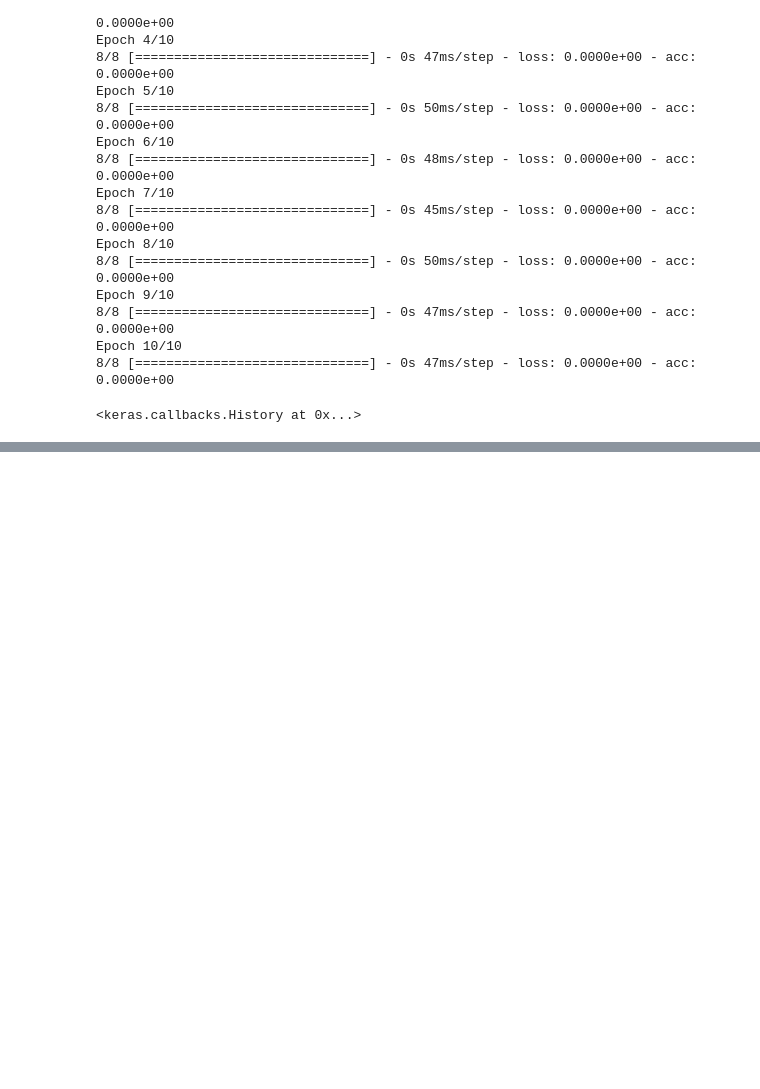
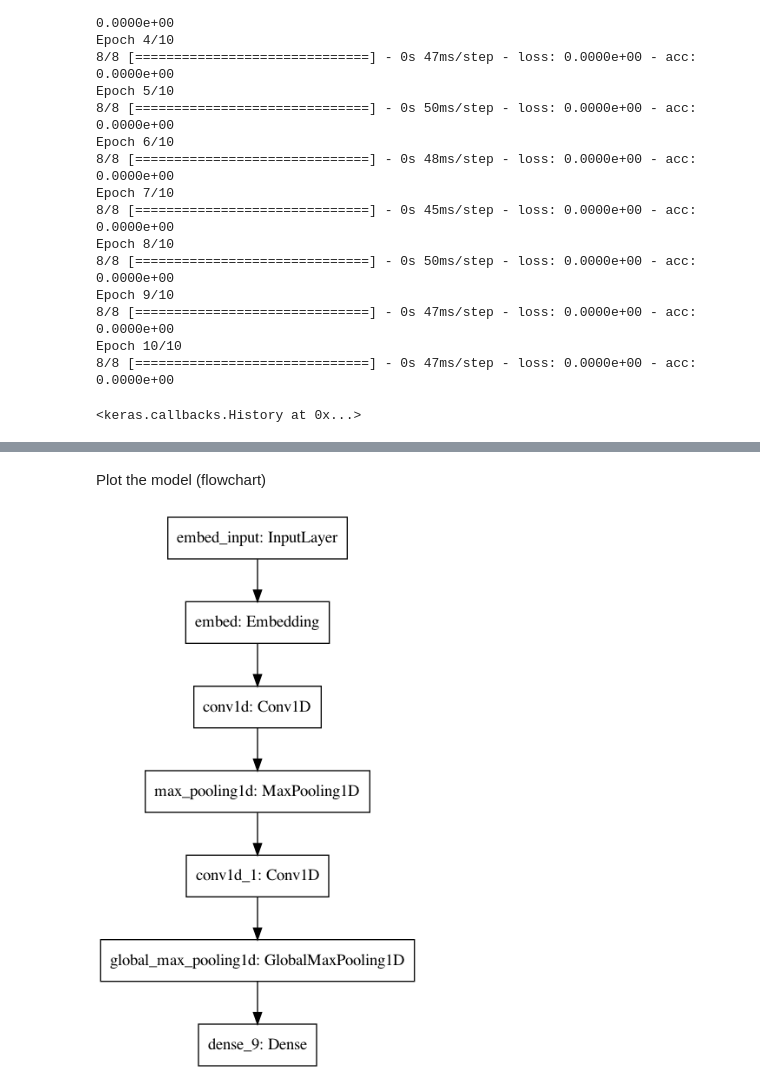
Before and after one commit to aiyuyun2015/tensor_flow, a Jupyter notebook: Keras_Functional_API.ipynb, the cells around one changed output, grey strips where cells are left out. Saved outputs shown, nothing was run; the diff lists cells and outputs as text; code cells hidden in the pictures; blank space fills up the shorter version.

```diff
--- a/Keras_Functional_API.ipynb
+++ b/Keras_Functional_API.ipynb
@@ -169,0 +423,3 @@ Epoch 10/10
+# %%
+max_features = 2000
+max_len = 500
@@ -169,0 +430,14 @@ Epoch 10/10
+# %%
+model = keras.models.Sequential()
+model.add(layers.Embedding(max_features, 128,
+                           input_length=max_len,
+                           name='embed'))
+model.add(layers.Conv1D(32, 7, activation='relu'))
+model.add(layers.MaxPooling1D(5))
+model.add(layers.Conv1D(32, 7, activation='relu'))
+model.add(layers.GlobalMaxPooling1D())
+model.add(layers.Dense(1))
+model.summary()
+model.compile(optimizer='rmsprop',
+              loss='binary_crossentropy',
+              metrics=['acc'])
@@ -169,0 +465,8 @@ Epoch 10/10
+# %%
+# callback with TensorBoard
+callbacks = [
+    keras.callbacks.TensorBoard(
+        log_dir='my_log_dir',
+        histogram_freq=1,
+        embeddings_freq=1,
+) ]
@@ -169,0 +477,6 @@ Epoch 10/10
+# %%
+history = model.fit(x_train, y_train,
+                    epochs=20,
+                    batch_size=128,
+                    validation_split=0.2,
+                    callbacks=callbacks)
@@ -169,0 +518,18 @@ Epoch 10/10
+# %% [markdown]
+Plot the model (flowchart)
+# %%
+from tensorflow.keras.utils import plot_model
+plot_model(model, to_file='model.png')
+
+# model = keras.models.Sequential()
+# model.add(layers.Embedding(max_features, 128,
+#                            input_length=max_len,
+#                            name='embed'))
+# model.add(layers.Conv1D(32, 7, activation='relu'))
+# model.add(layers.MaxPooling1D(5))
+# model.add(layers.Conv1D(32, 7, activation='relu'))
+# model.add(layers.GlobalMaxPooling1D())
+# model.add(layers.Dense(1))
+# model.summary()
+# %% [output]
+[figure, added]
```
Also changed, not shown: parts of 59 cells of this notebook, 1 other file.
